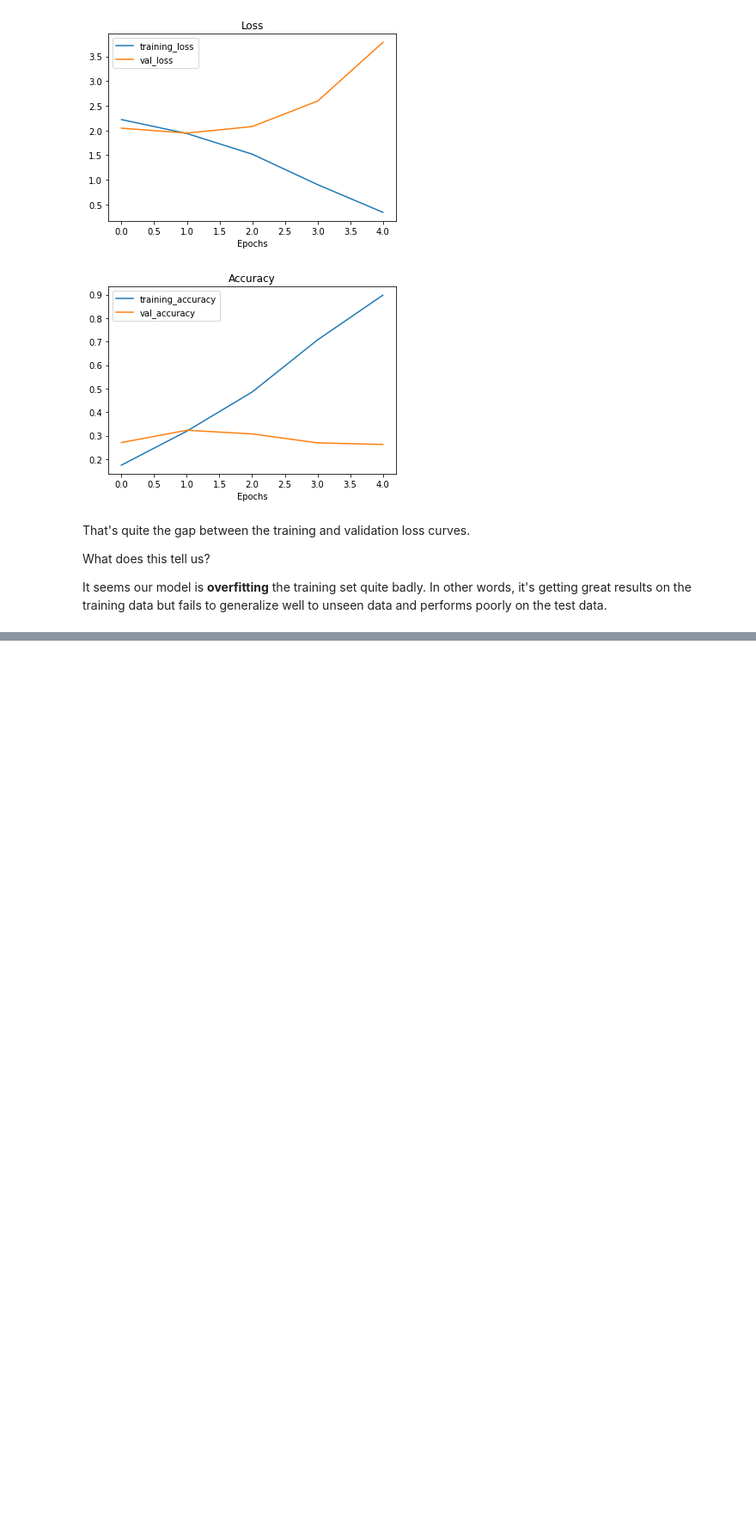
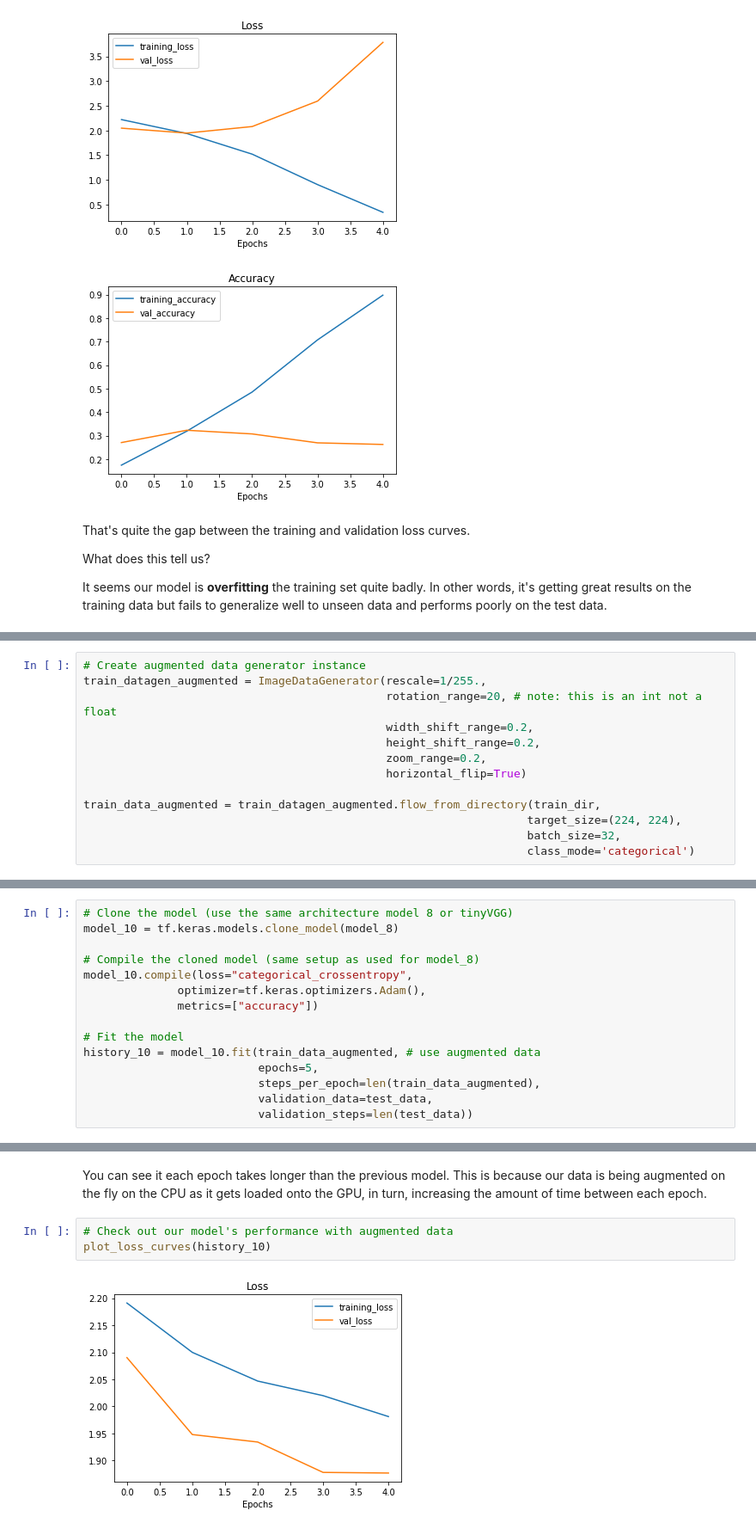
Before and after one commit to kianakiaei/TensorFlow, a Jupyter notebook: 03_computer_vision_with_tensorflow.ipynb, the cells around one changed output, grey strips where cells are left out. Shown at 86% size. Cells and saved outputs as stored; diff of their text form; blank space fills up the shorter version.

```diff
--- a/03_computer_vision_with_tensorflow.ipynb
+++ b/03_computer_vision_with_tensorflow.ipynb
@@ -1403,0 +1511,13 @@ It seems our model is **overfitting** the training set quite badly. In other wor
+# %%
+# Create augmented data generator instance
+train_datagen_augmented = ImageDataGenerator(rescale=1/255.,
+                                             rotation_range=20, # note: this is an int not a float
+                                             width_shift_range=0.2,
+                                             height_shift_range=0.2,
+                                             zoom_range=0.2,
+                                             horizontal_flip=True)
+
+train_data_augmented = train_datagen_augmented.flow_from_directory(train_dir,
+                                                                  target_size=(224, 224),
+                                                                  batch_size=32,
+                                                                  class_mode='categorical')
@@ -1403,0 +1534,15 @@ It seems our model is **overfitting** the training set quite badly. In other wor
+# %%
+# Clone the model (use the same architecture model 8 or tinyVGG)
+model_10 = tf.keras.models.clone_model(model_8)
+
+# Compile the cloned model (same setup as used for model_8)
+model_10.compile(loss="categorical_crossentropy",
+              optimizer=tf.keras.optimizers.Adam(),
+              metrics=["accuracy"])
+
+# Fit the model
+history_10 = model_10.fit(train_data_augmented, # use augmented data
+                          epochs=5,
+                          steps_per_epoch=len(train_data_augmented),
+                          validation_data=test_data,
+                          validation_steps=len(test_data))
@@ -1403,0 +1570,7 @@ It seems our model is **overfitting** the training set quite badly. In other wor
+# %% [markdown]
+You can see it each epoch takes longer than the previous model. This is because our data is being augmented on the fly on the CPU as it gets loaded onto the GPU, in turn, increasing the amount of time between each epoch.
+# %%
+# Check out our model's performance with augmented data
+plot_loss_curves(history_10)
+# %% [output]
+[figure, added]
```
Also changed, not shown: parts of 14 cells of this notebook.
